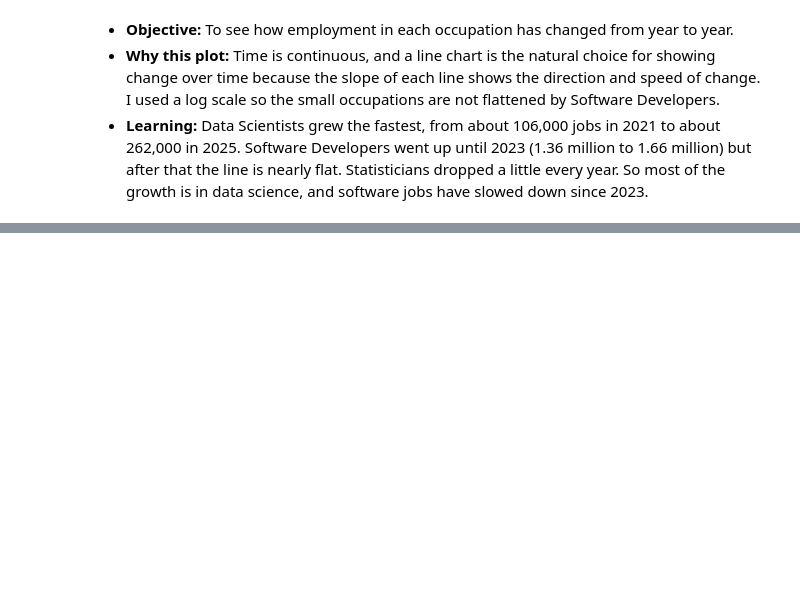
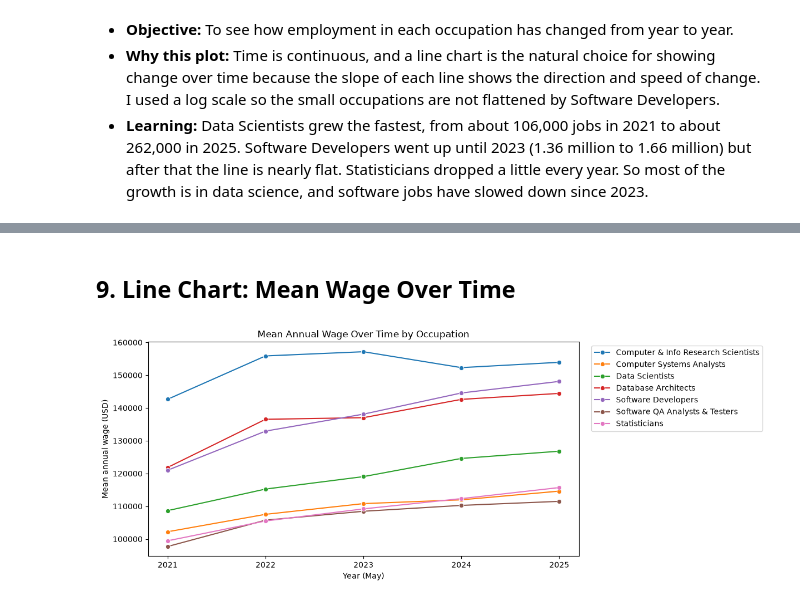
Before and after one commit to sheikhaDaMunda/DataVis_CA1, a Jupyter notebook: DataVis_CA1.ipynb, the cells around one changed output, grey strips where cells are left out. Drawn from its saved outputs; the diff is of its cells as text; code cells hidden in the pictures; blank space fills up the shorter version.

```diff
--- a/DataVis_CA1.ipynb
+++ b/DataVis_CA1.ipynb
@@ -245,0 +275,13 @@ plt.show()
+# %% [markdown]
+## 9. Line Chart: Mean Wage Over Time
+# %%
+plt.figure(figsize=(10, 5))
+sns.lineplot(x="YEAR", y="A_MEAN", hue="JOB", data=trend, marker="o")
+plt.xticks(sorted(trend["YEAR"].unique()))
+plt.title("Mean Annual Wage Over Time by Occupation")
+plt.xlabel("Year (May)")
+plt.ylabel("Mean annual wage (USD)")
+plt.legend(bbox_to_anchor=(1.02, 1), loc="upper left")
+plt.show()
+# %% [output]
+[figure, added]
```
Also changed, not shown: parts of 4 cells of this notebook.
